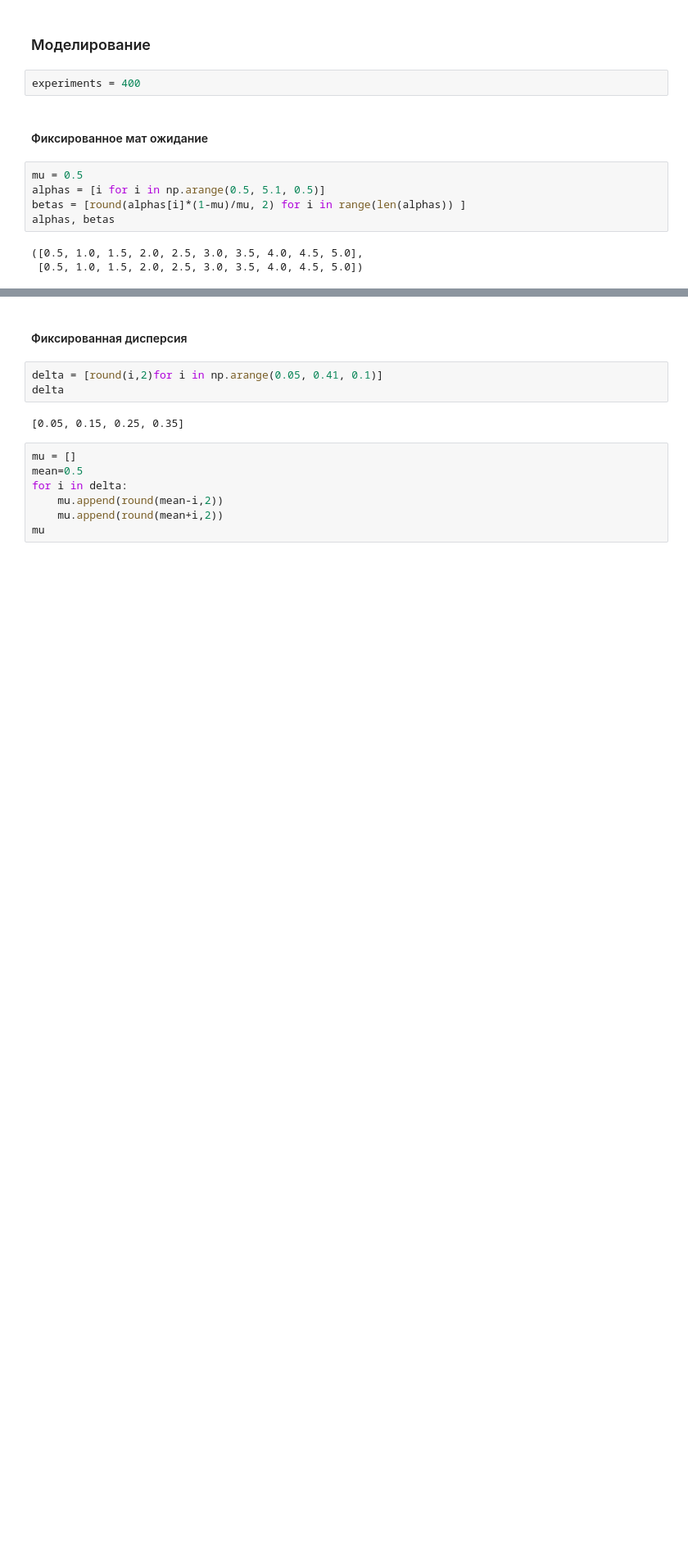
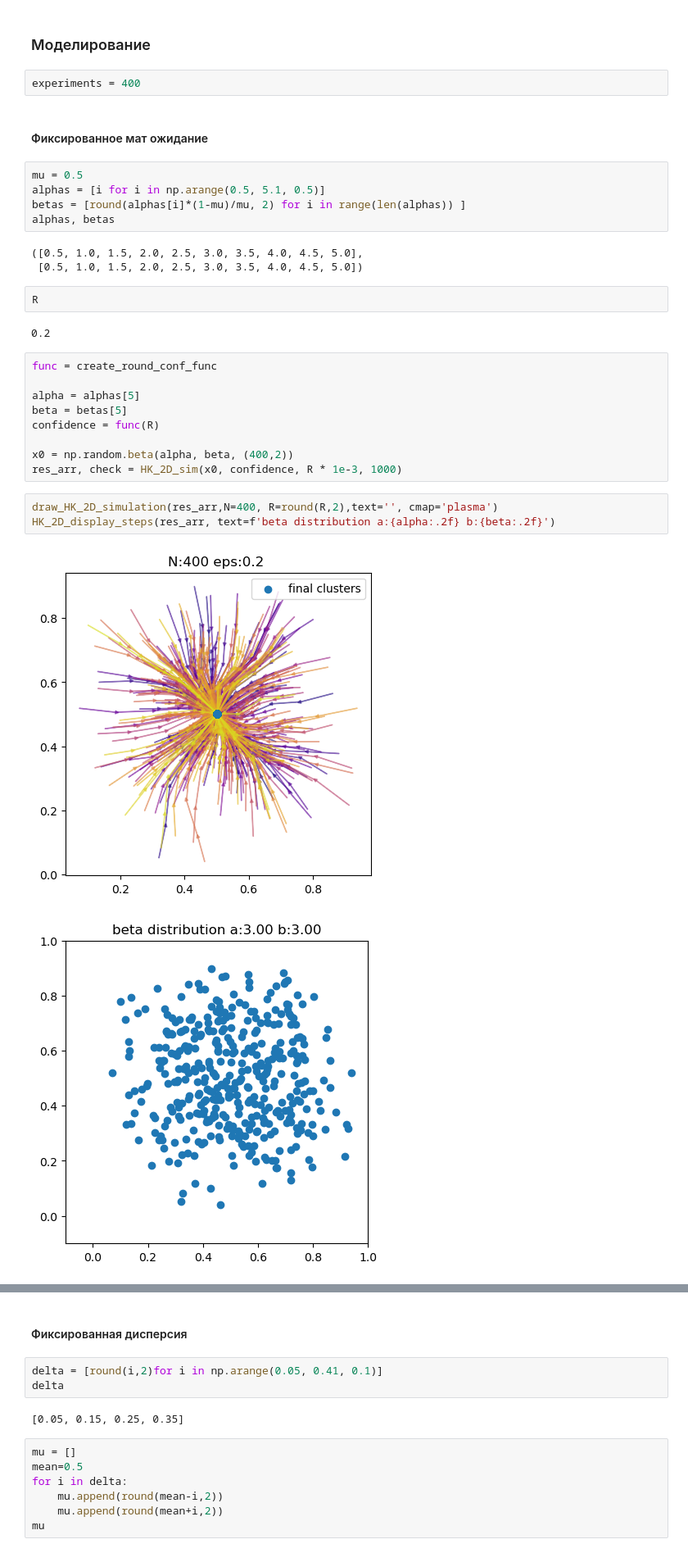
Before and after one commit to ash00748/Hegselmann-Krause-project, a Jupyter notebook: 2d HK/2dHK_beta.ipynb, the cells around one changed output, grey strips where cells are left out. Shown at 82% size. Drawn from its saved outputs; the diff is of its cells as text; blank space fills up the shorter version.

```diff
--- a/2d HK/2dHK_beta.ipynb
+++ b/2d HK/2dHK_beta.ipynb
@@ -151,3 +151,22 @@ alphas, betas
 # %% [output]
 ([0.5, 1.0, 1.5, 2.0, 2.5, 3.0, 3.5, 4.0, 4.5, 5.0],
  [0.5, 1.0, 1.5, 2.0, 2.5, 3.0, 3.5, 4.0, 4.5, 5.0])
+# %%
+R
+# %% [output]
+0.2
+# %%
+func = create_round_conf_func
+
+alpha = alphas[5]
+beta = betas[5]
+confidence = func(R)
+
+x0 = np.random.beta(alpha, beta, (400,2))
+res_arr, check = HK_2D_sim(x0, confidence, R * 1e-3, 1000)
+# %%
+draw_HK_2D_simulation(res_arr,N=400, R=round(R,2),text='', cmap='plasma')
+HK_2D_display_steps(res_arr, text=f'beta distribution a:{alpha:.2f} b:{beta:.2f}')
+# %% [output]
+[figure, added]
+[figure, added]
```
Also changed, not shown: parts of 1 cell of this notebook, 2 other files.
